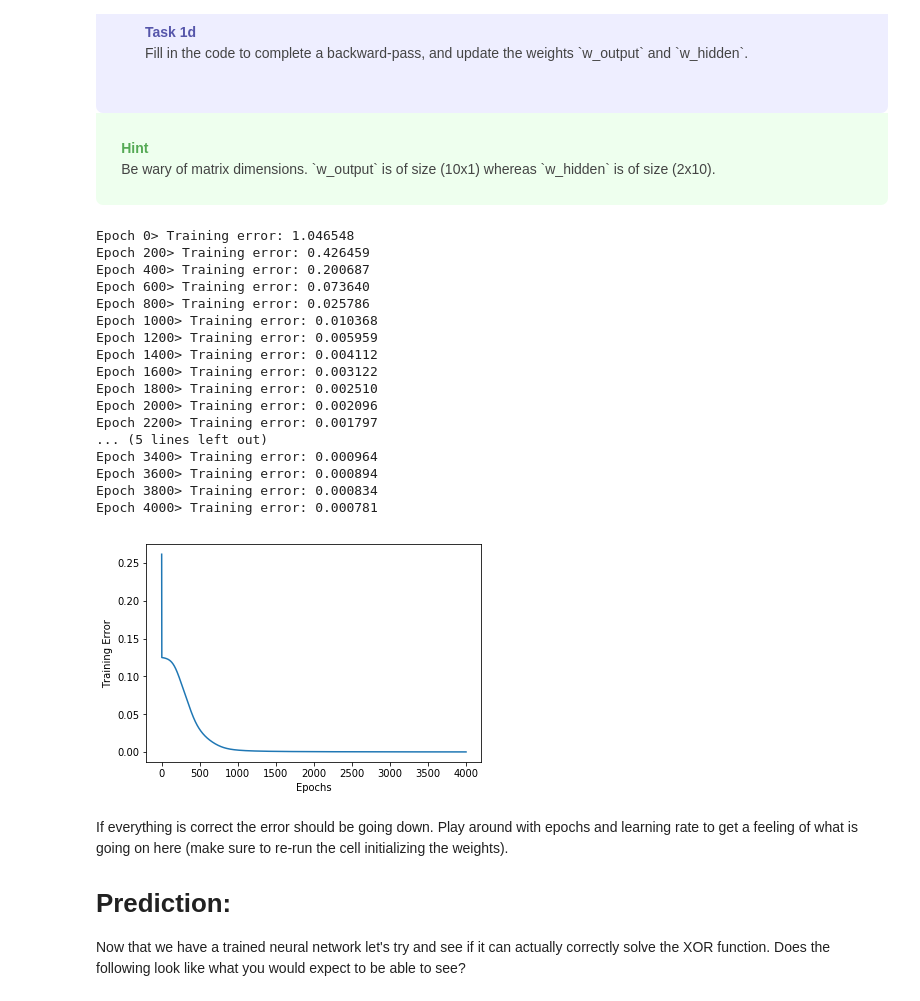
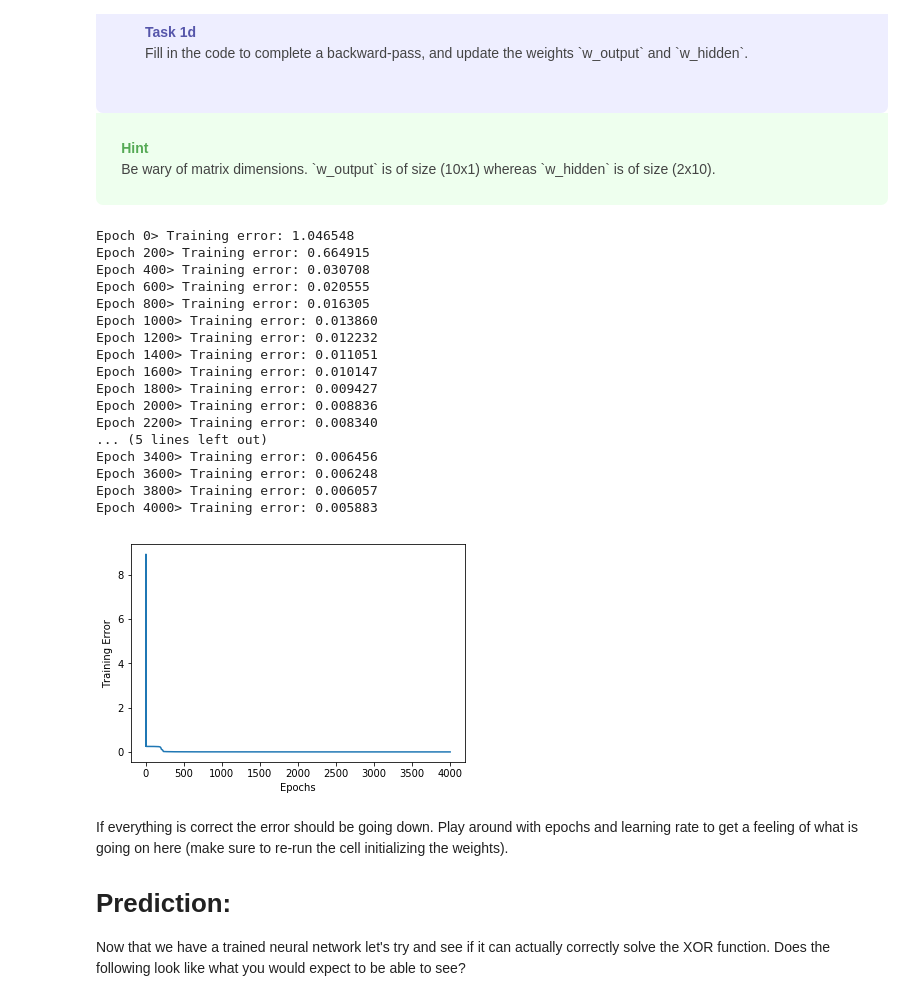
Before and after one commit to jtj21/ComputationalInteraction18, a Jupyter notebook: Otmar/solutions/Otmar a (XOR MLP).ipynb, the cells around one changed output. Drawn from its saved outputs; the diff is of its cells as text; code cells hidden in the pictures.

```diff
--- a/Otmar/solutions/Otmar a (XOR MLP).ipynb
+++ b/Otmar/solutions/Otmar a (XOR MLP).ipynb
@@ -148,7 +148,7 @@ input_size = 2
 hidden_size = 3
 output_size = 1
 
-learning_rate = 0.2
+learning_rate = 0.9
 epochs = 4001
 # %% [markdown]
 Now initialize the weights of our network using random numbers. Make sure you use the proper sizes defined above.
@@ -248,53 +254,53 @@ for epoch in range(epochs):
     # Step2: Calculate error
     residual = output - y
     error = 0.5 * (residual ** 2)
 
     # print error every 200 epochs
     if epoch % 200 == 0:
         print('Epoch %d> Training error: %f' % (epoch, np.sum(np.abs(error))))
 
     # Step 3: Backward pass
     # a) calculate gradient wrt w_output (w2)
     de_do = residual  # TODO
-    do_dw2 = act_hidden.T  # TODO
-    de_dw2 = do_dw2.dot(de_do)
+    do_dw2 = act_hidden  # TODO
+    de_dw2 = do_dw2.T.dot(de_do)
 
     # b) calculate gradient wrt w_hidden (w1)
     do_da = w_output  # TODO
     da_dh =  sigmoid_(act_hidden) # TODO
-    dh_dw1 = X.T  # TODO
-    de_dw1 = dh_dw1.dot(de_do.dot(do_da.T) * da_dh)
+    dh_dw1 = X  # TODO
+    de_dw1 = dh_dw1.T.dot(de_do.dot(do_da.T) * da_dh)
 
     # c) apply gradients with learning rate applied
     w_output = w_output - learning_rate * de_dw2  # TODO
     w_hidden = w_hidden - learning_rate * de_dw1  # TODO
 
     training_errors.append([epoch, np.mean(error)])
 
 # Plot training error progression over time
 training_errors = np.asarray(training_errors)
 plt.plot(training_errors[:, 0], training_errors[:, 1]);
 plt.xlabel('Epochs');
 plt.ylabel('Training Error');
 # %% [output]
 Epoch 0> Training error: 1.046548
-Epoch 200> Training error: 0.426459
-Epoch 400> Training error: 0.200687
-Epoch 600> Training error: 0.073640
-Epoch 800> Training error: 0.025786
-Epoch 1000> Training error: 0.010368
-Epoch 1200> Training error: 0.005959
-Epoch 1400> Training error: 0.004112
-Epoch 1600> Training error: 0.003122
-Epoch 1800> Training error: 0.002510
-Epoch 2000> Training error: 0.002096
-Epoch 2200> Training error: 0.001797
+Epoch 200> Training error: 0.664915
+Epoch 400> Training error: 0.030708
+Epoch 600> Training error: 0.020555
+Epoch 800> Training error: 0.016305
+Epoch 1000> Training error: 0.013860
+Epoch 1200> Training error: 0.012232
+Epoch 1400> Training error: 0.011051
+Epoch 1600> Training error: 0.010147
+Epoch 1800> Training error: 0.009427
+Epoch 2000> Training error: 0.008836
+Epoch 2200> Training error: 0.008340
 ... (5 lines left out)
-Epoch 3400> Training error: 0.000964
-Epoch 3600> Training error: 0.000894
-Epoch 3800> Training error: 0.000834
-Epoch 4000> Training error: 0.000781
+Epoch 3400> Training error: 0.006456
+Epoch 3600> Training error: 0.006248
+Epoch 3800> Training error: 0.006057
+Epoch 4000> Training error: 0.005883
-[figure, old version]
+[figure, new version]
 # %% [markdown]
 If everything is correct the error should be going down. Play around with epochs and learning rate to get a feeling of what is going on here (make sure to re-run the cell initializing the weights).
 
```
Also changed, not shown: parts of 2 cells of this notebook, 1 other file.
